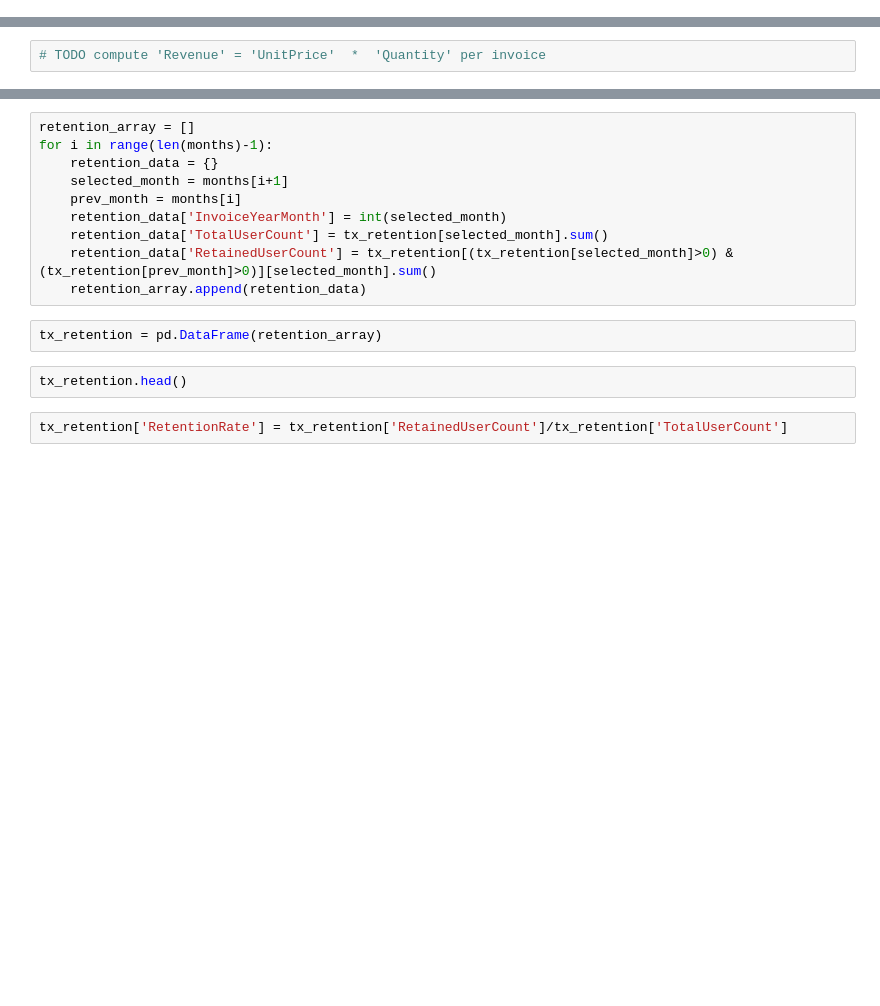
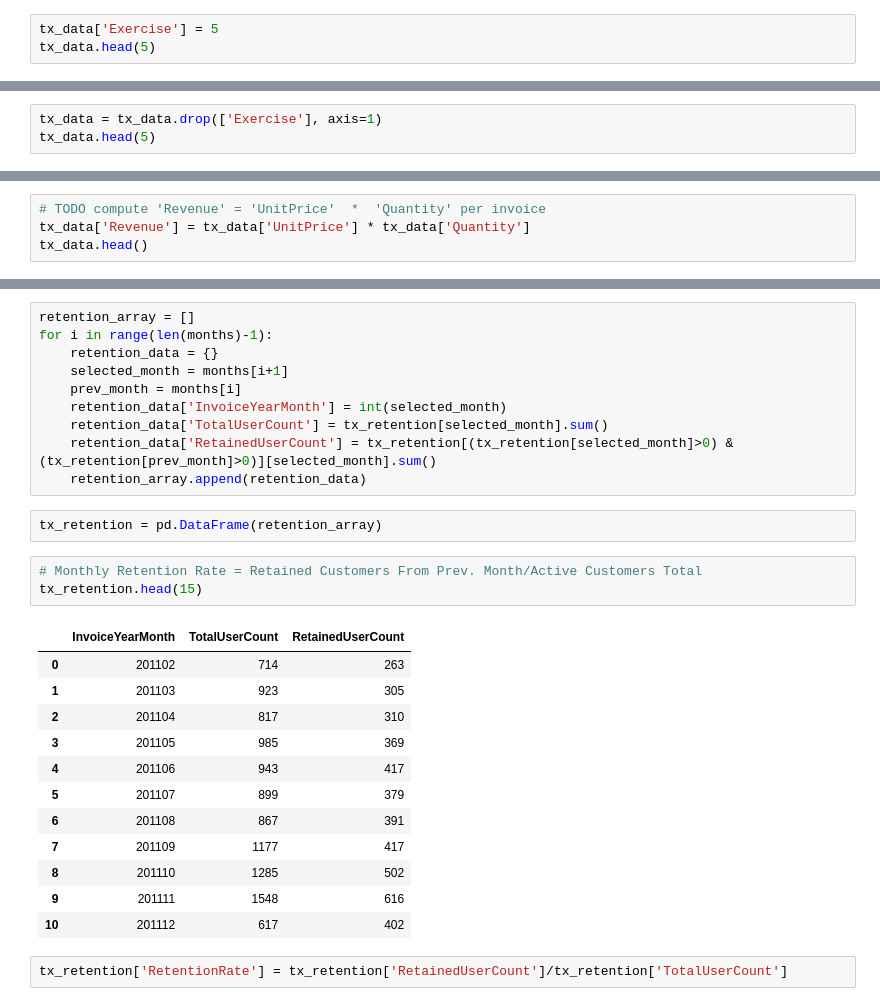
Before and after one commit to Sciform/sciform-hwz-ai-in-controlling, a Jupyter notebook: Data_Exploration_Student_Version.ipynb, the cells around one changed output, grey strips where cells are left out. Drawn from its saved outputs; the diff is of its cells as text; blank space fills up the shorter version.

```diff
--- a/Data_Exploration_Student_Version.ipynb
+++ b/Data_Exploration_Student_Version.ipynb
@@ -109,3 +99,6 @@ tx_data.head(10)
 | 7 | 536366 | 22633 | HAND WARMER UNION JACK | 6 | 2010-12-01 08:28:00 | 1.85 | 17850.0 | United Kingdom | ... |
 | 8 | 536366 | 22632 | HAND WARMER RED POLKA DOT | 6 | 2010-12-01 08:28:00 | 1.85 | 17850.0 | United Kingdom | ... |
 | 9 | 536367 | 84879 | ASSORTED COLOUR BIRD ORNAMENT | 32 | 2010-12-01 08:34:00 | 1.69 | 13047.0 | United Kingdom | ... |
+# %%
+tx_data['Exercise'] = 5
+tx_data.head(5)
@@ -111,0 +112,3 @@ tx_data.head(10)
+# %%
+tx_data = tx_data.drop(['Exercise'], axis=1)
+tx_data.head(5)
@@ -112,2 +122,4 @@ tx_data.head(10)
 # %%
 # TODO compute 'Revenue' = 'UnitPrice'  *  'Quantity' per invoice
+tx_data['Revenue'] = tx_data['UnitPrice'] * tx_data['Quantity']
+tx_data.head()
@@ -645,8 +632,22 @@ for i in range(len(months)-1):
     retention_array.append(retention_data)
 # %%
 tx_retention = pd.DataFrame(retention_array)
-# %%
-tx_retention.head()
+# %%
+# Monthly Retention Rate = Retained Customers From Prev. Month/Active Customers Total
+tx_retention.head(15)
+# %% [output]
+|  | InvoiceYearMonth | TotalUserCount | RetainedUserCount |
+| 0 | 201102 | 714 | 263 |
+| 1 | 201103 | 923 | 305 |
+| 2 | 201104 | 817 | 310 |
+| 3 | 201105 | 985 | 369 |
+| 4 | 201106 | 943 | 417 |
+| 5 | 201107 | 899 | 379 |
+| 6 | 201108 | 867 | 391 |
+| 7 | 201109 | 1177 | 417 |
+| 8 | 201110 | 1285 | 502 |
+| 9 | 201111 | 1548 | 616 |
+| 10 | 201112 | 617 | 402 |
 # %%
 tx_retention['RetentionRate'] = tx_retention['RetainedUserCount']/tx_retention['TotalUserCount']
 # %%
```
Also changed, not shown: parts of 54 cells of this notebook.
